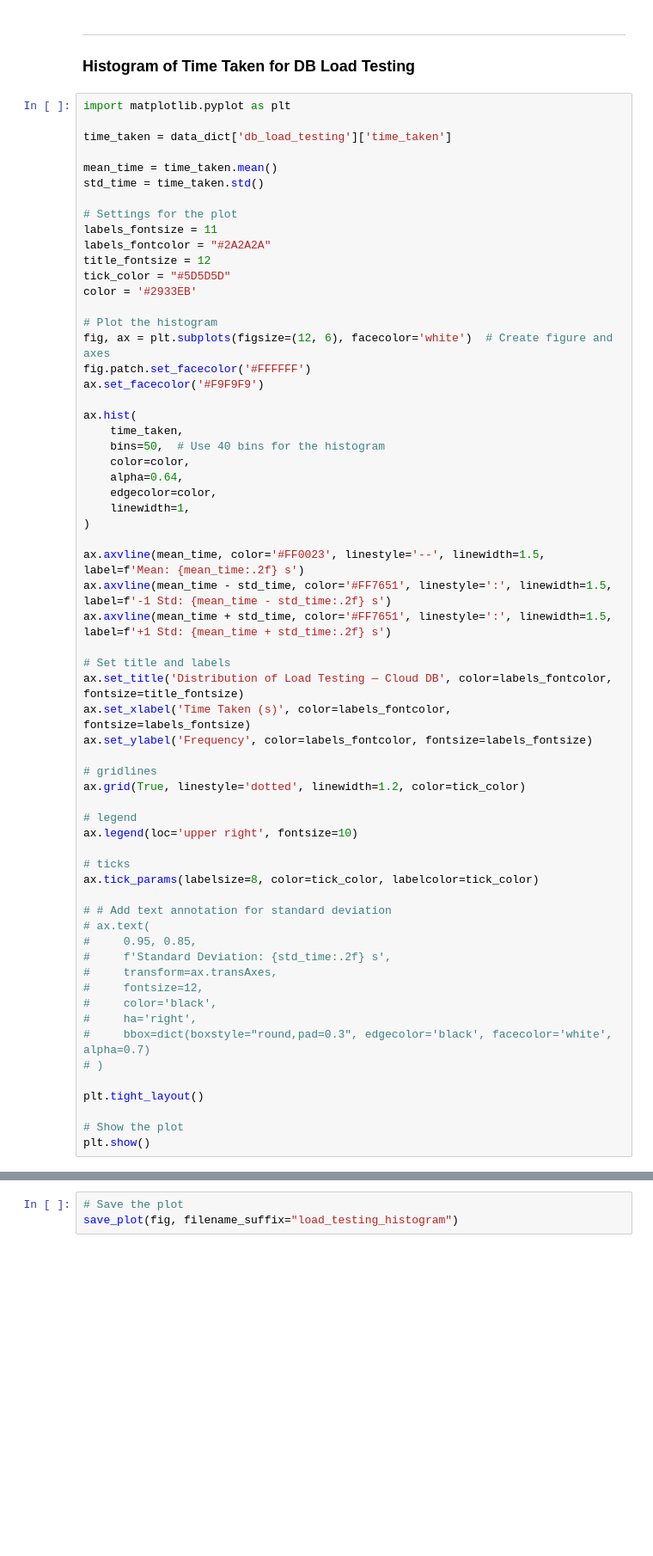
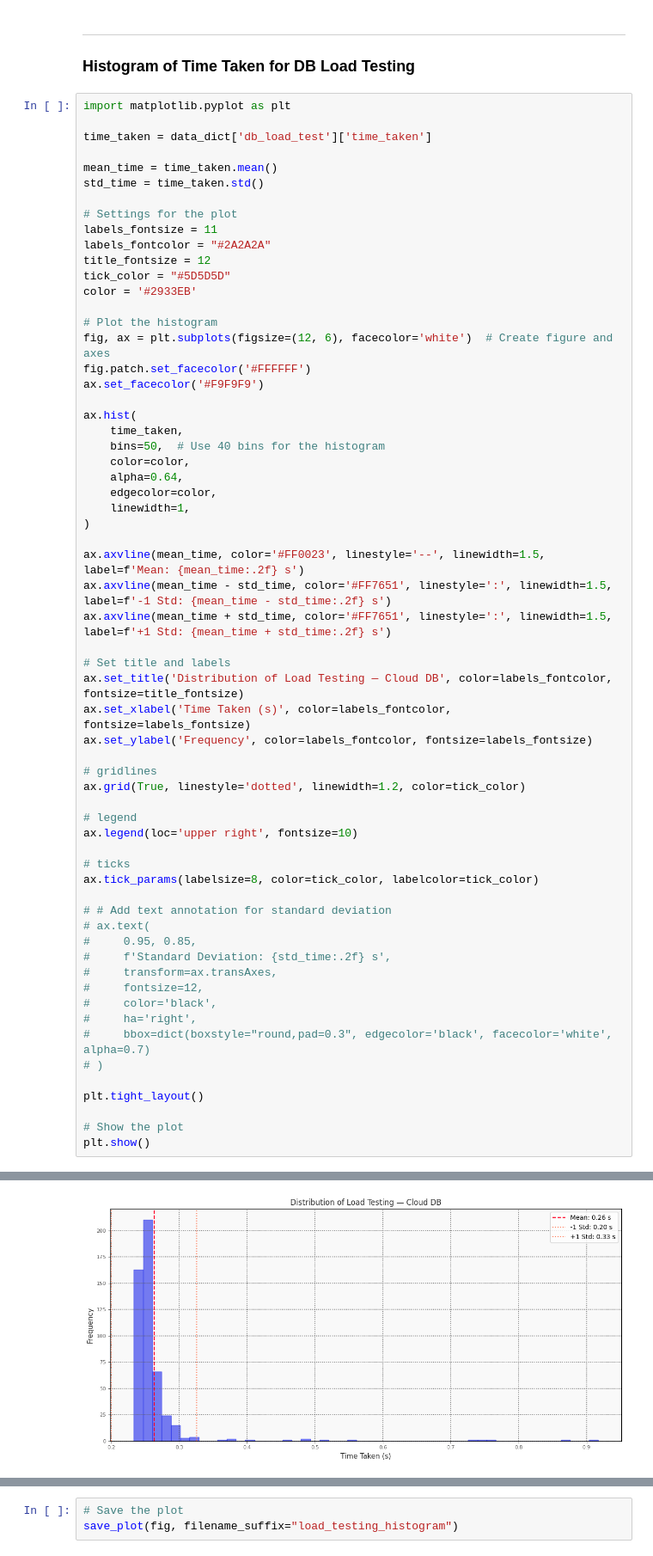
Before and after one commit to WAEC-T/data-analysis, a Jupyter notebook: base-measurements-pipline-data-analysis.ipynb, the cells around one changed output, grey strips where cells are left out. Shown: that part at 86% size. Saved outputs shown, nothing was run; the diff lists cells and outputs as text; blank space fills up the shorter version.

```diff
--- a/base-measurements-pipline-data-analysis.ipynb
+++ b/base-measurements-pipline-data-analysis.ipynb
@@ -148,7 +148,7 @@ flierprops = {
 # %%
 import matplotlib.pyplot as plt
 
-time_taken = data_dict['db_load_testing']['time_taken']
+time_taken = data_dict['db_load_test']['time_taken']
 
 mean_time = time_taken.mean()
 std_time = time_taken.std()
@@ -212,3 +211,4 @@ TypeError: list indices must be integers or slices, not str
+[figure, added]
 # %%
 # print standard deviation and mean
 print(f"Mean Time: {mean_time:.2f} s")
```
Also changed, not shown: parts of 8 cells of this notebook, 2 other files.
